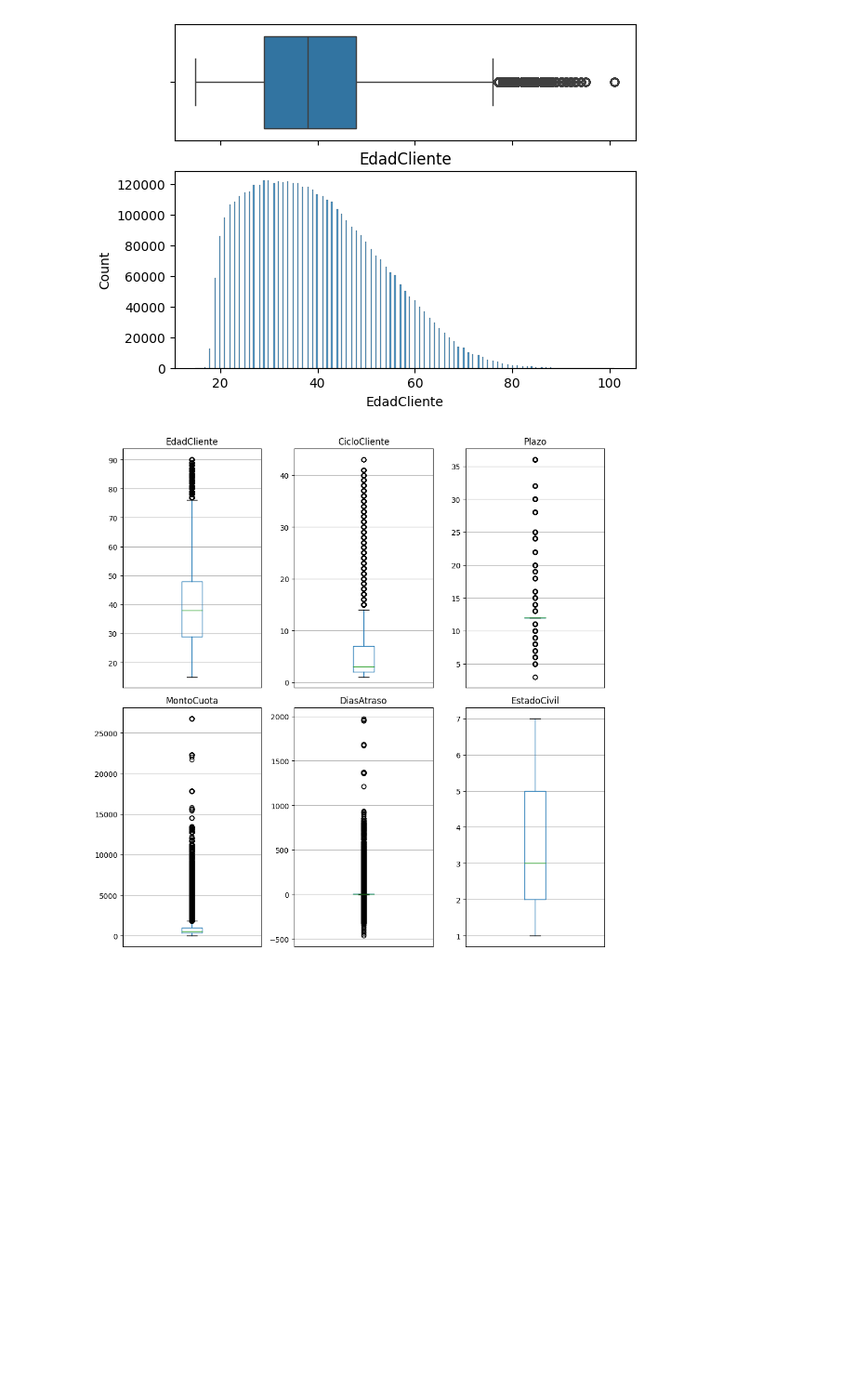
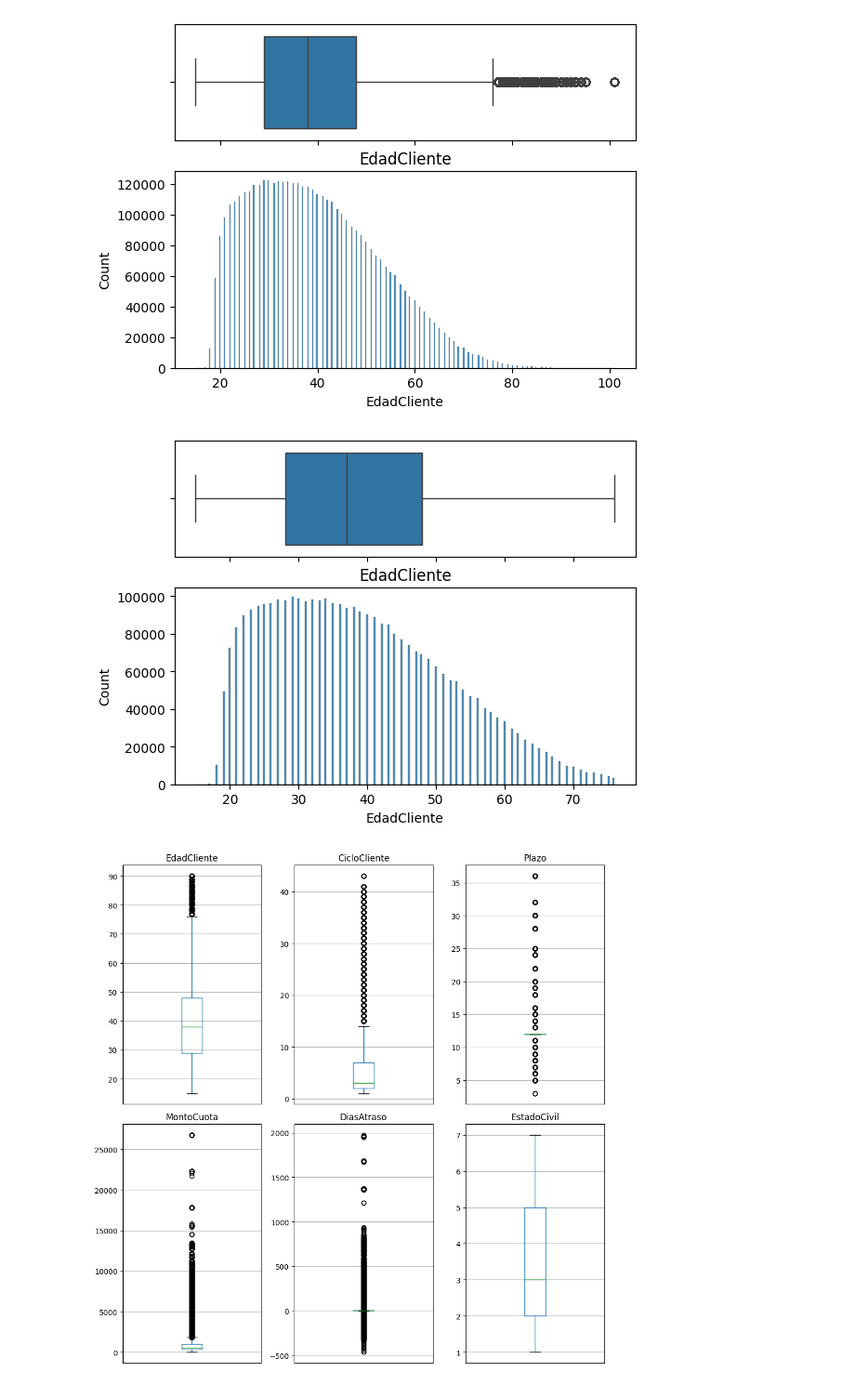
Before and after one commit to bmijangos/ProyectoIntegrador, a Jupyter notebook: Avance2_Equipo21.ipynb, the cells around one changed output. Shown: that part at 93% size. Drawn from its saved outputs; the diff is of its cells as text; code cells hidden in the pictures; blank space fills up the shorter version.

```diff
--- a/Avance2_Equipo21.ipynb
+++ b/Avance2_Equipo21.ipynb
@@ -223,5 +223,12 @@ plot_boxplot_hist(df,"EdadCliente")
 # %% [output]
 [figure]
+# %%
+gpdftr = trimmer.transform(gpdf)
+# %%
+# Se muestra la distribucion de la variable EdadCliente
+plot_boxplot_hist(gpdftr,"EdadCliente")
+# %% [output]
+[figure, added]
 # %%
 # graficamos para revisar valores atipicos
 df = pd.DataFrame(gpdf[['EdadCliente','CicloCliente','Plazo','MontoCuota','DiasAtraso','EstadoCivil','EstatusCredito']])
```
Also changed, not shown: parts of 4 cells of this notebook.
